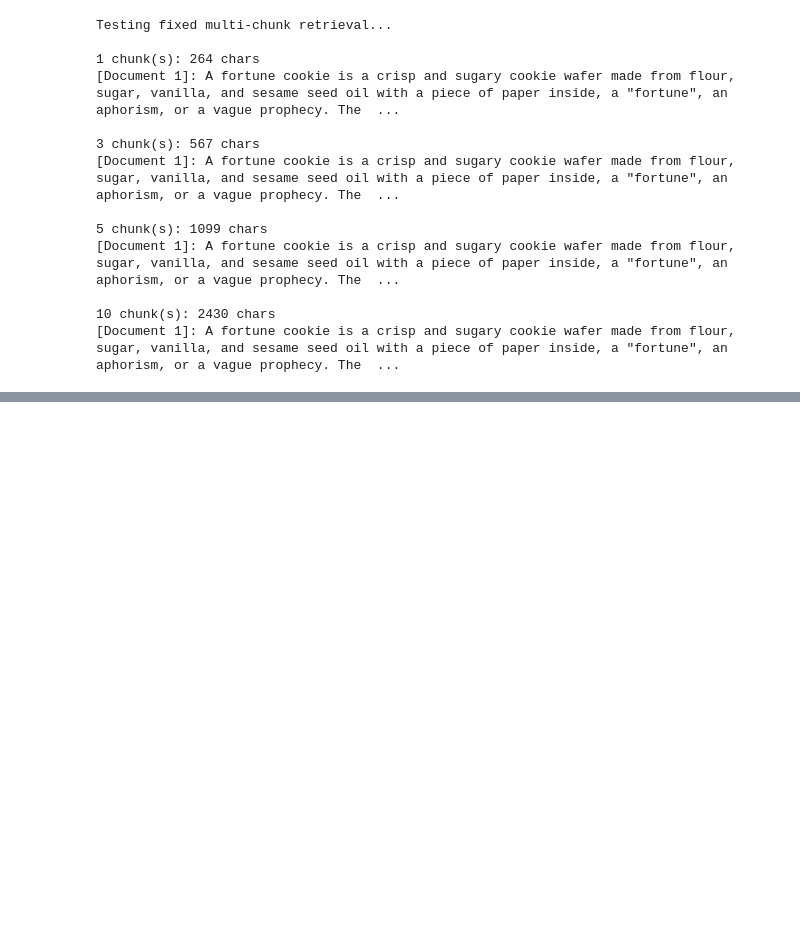
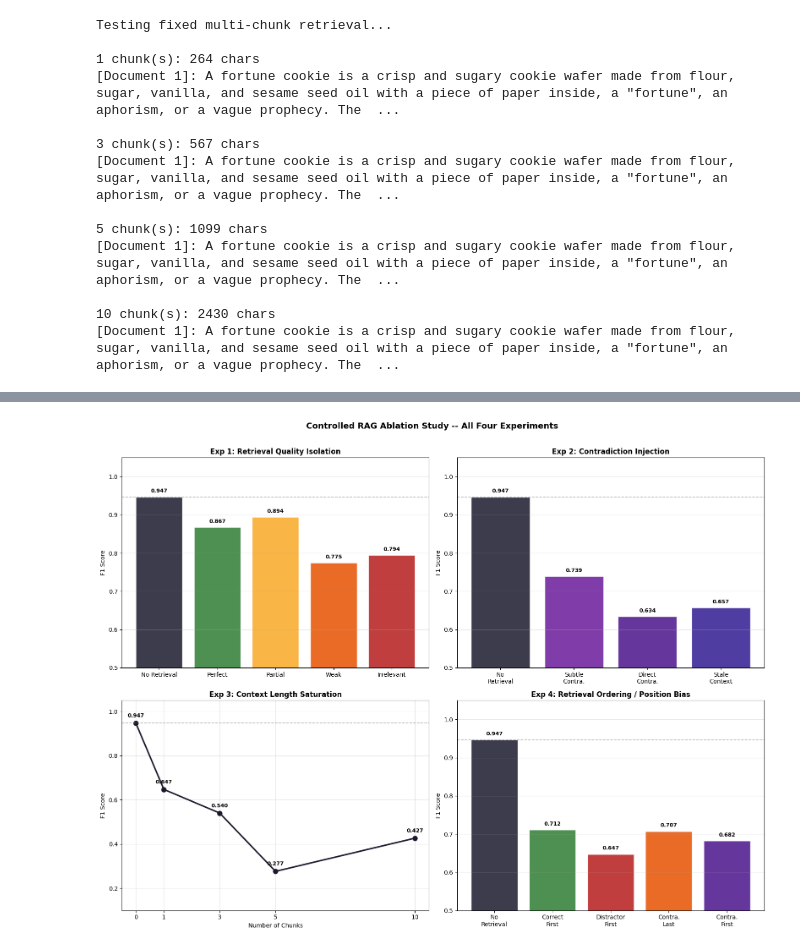
Before and after one commit to tamimmirza/llm-lie-detector, a Jupyter notebook: notebooks/14_rag_ablation_controlled.ipynb, the cells around one changed output, grey strips where cells are left out. Drawn from its saved outputs; the diff is of its cells as text; code cells hidden in the pictures; blank space fills up the shorter version.

Commit message:
Research: Exp 4 complete - all four RAG ablation experiments done, summary figure generated

```diff
--- a/notebooks/14_rag_ablation_controlled.ipynb
+++ b/notebooks/14_rag_ablation_controlled.ipynb
@@ -771,0 +932,82 @@ Saved to outputs/exp3_context_length.png
+# %%
+fig, axes = plt.subplots(2, 2, figsize=(16, 12))
+
+# Exp 1
+conds1 = ['No Retrieval', 'Perfect', 'Partial', 'Weak', 'Irrelevant']
+f1_1 = [exp1_results[k]['f1'] for k in
+        ['no_retrieval','perfect','partial','weak','irrelevant']]
+colors1 = ['#1a1a2e','#2e7d32','#f9a825','#e65100','#b71c1c']
+axes[0,0].bar(conds1, f1_1, color=colors1, alpha=0.85, edgecolor='white')
+axes[0,0].axhline(y=baseline_metrics['f1'], color='grey',
+                  linestyle='--', linewidth=1.2, alpha=0.6)
+for i, s in enumerate(f1_1):
+    axes[0,0].text(i, s+0.008, f'{s:.3f}', ha='center',
+                   va='bottom', fontsize=9, fontweight='bold')
+axes[0,0].set_title('Exp 1: Retrieval Quality Isolation',
+                    fontsize=12, fontweight='bold')
+axes[0,0].set_ylabel('F1 Score'); axes[0,0].set_ylim(0.5, 1.05)
+axes[0,0].grid(axis='y', alpha=0.3)
+
+# Exp 2
+conds2 = ['No\nRetrieval', 'Subtle\nContra.', 'Direct\nContra.', 'Stale\nContext']
+f1_2 = [exp2_results[k]['f1'] for k in
+        ['no_retrieval','subtle_contradiction',
+         'direct_contradiction','stale_context']]
+colors2 = ['#1a1a2e','#6a1b9a','#4a148c','#311b92']
+axes[0,1].bar(conds2, f1_2, color=colors2, alpha=0.85, edgecolor='white')
+axes[0,1].axhline(y=baseline_metrics['f1'], color='grey',
+                  linestyle='--', linewidth=1.2, alpha=0.6)
+for i, s in enumerate(f1_2):
+    axes[0,1].text(i, s+0.008, f'{s:.3f}', ha='center',
+                   va='bottom', fontsize=9, fontweight='bold')
+axes[0,1].set_title('Exp 2: Contradiction Injection',
+                    fontsize=12, fontweight='bold')
+axes[0,1].set_ylabel('F1 Score'); axes[0,1].set_ylim(0.5, 1.05)
+axes[0,1].grid(axis='y', alpha=0.3)
+
+# Exp 3
+chunks = [0, 1, 3, 5, 10]
+f1_3 = [exp3_results[k]['f1'] for k in
+        ['no_retrieval','1_chunk','3_chunk','5_chunk','10_chunk']]
+axes[1,0].plot(chunks, f1_3, color='#1a1a2e', linewidth=2.5,
+               marker='o', markersize=8)
+for c, s in zip(chunks, f1_3):
+    axes[1,0].annotate(f'{s:.3f}', (c, s),
+                       textcoords="offset points", xytext=(0,10),
+                       ha='center', fontsize=9, fontweight='bold')
+axes[1,0].axhline(y=baseline_metrics['f1'], color='grey',
+                  linestyle='--', linewidth=1.2, alpha=0.6)
+axes[1,0].set_title('Exp 3: Context Length Saturation',
+                    fontsize=12, fontweight='bold')
+axes[1,0].set_xlabel('Number of Chunks')
+axes[1,0].set_ylabel('F1 Score')
+axes[1,0].set_xticks(chunks)
+axes[1,0].set_ylim(0.1, 1.05)
+axes[1,0].grid(alpha=0.3)
+
+# Exp 4
+conds4 = ['No\nRetrieval', 'Correct\nFirst', 'Distractor\nFirst',
+          'Contra.\nLast', 'Contra.\nFirst']
+f1_4 = [exp4_results[k]['f1'] for k in
+        ['no_retrieval','correct_first','distractor_first',
+         'contradiction_last','contradiction_first']]
+colors4 = ['#1a1a2e','#2e7d32','#b71c1c','#e65100','#4a148c']
+axes[1,1].bar(conds4, f1_4, color=colors4, alpha=0.85, edgecolor='white')
+axes[1,1].axhline(y=baseline_metrics['f1'], color='grey',
+                  linestyle='--', linewidth=1.2, alpha=0.6)
+for i, s in enumerate(f1_4):
+    axes[1,1].text(i, s+0.008, f'{s:.3f}', ha='center',
+                   va='bottom', fontsize=9, fontweight='bold')
+axes[1,1].set_title('Exp 4: Retrieval Ordering / Position Bias',
+                    fontsize=12, fontweight='bold')
+axes[1,1].set_ylabel('F1 Score'); axes[1,1].set_ylim(0.5, 1.05)
+axes[1,1].grid(axis='y', alpha=0.3)
+
+plt.suptitle('Controlled RAG Ablation Study -- All Four Experiments',
+             fontsize=14, fontweight='bold', y=1.01)
+plt.tight_layout()
+plt.savefig('../outputs/all_experiments_summary.png', dpi=150, bbox_inches='tight')
+plt.show()
+print("Saved to outputs/all_experiments_summary.png")
+# %% [output]
+[figure, added]
```
Also changed, not shown: parts of 12 cells of this notebook, 9 other files.
